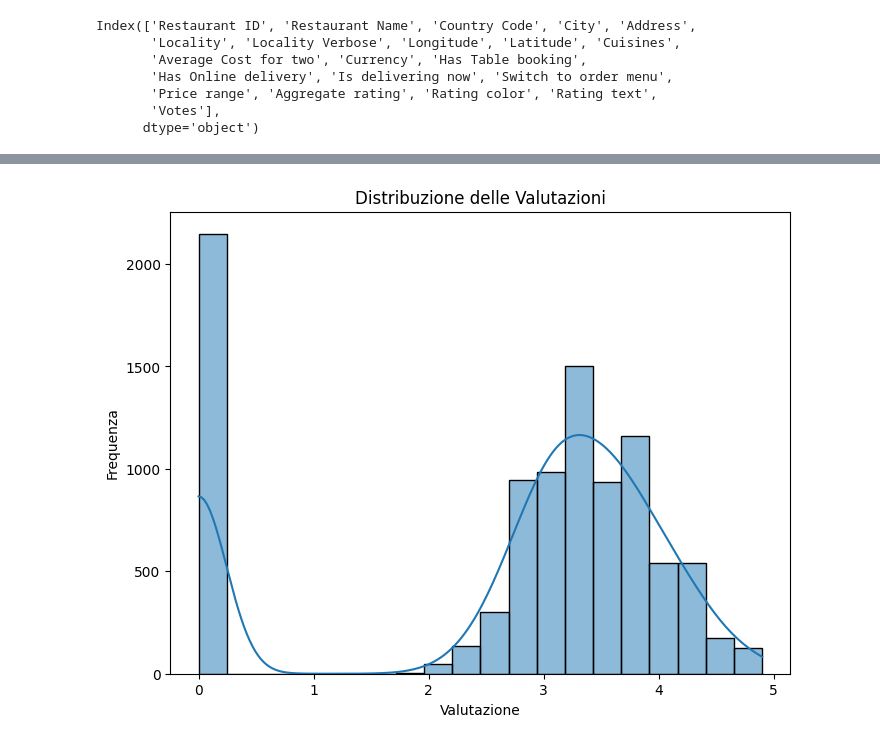
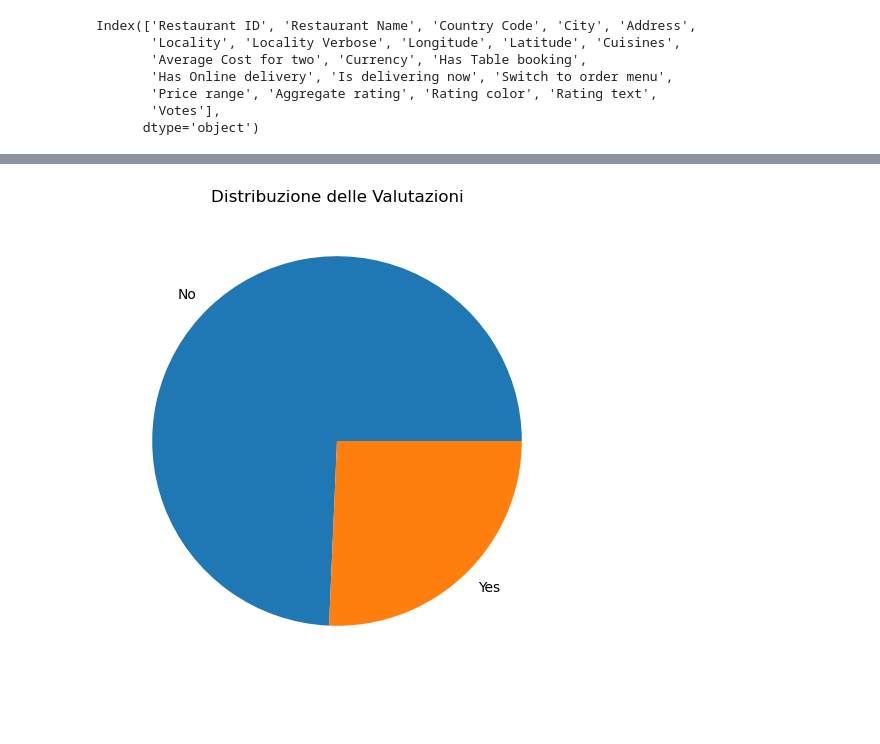
Before and after one commit to deMartino1908303/Dataset-Scouting, a Jupyter notebook: Dataset_EDA.ipynb, the cells around one changed output, grey strips where cells are left out. Drawn from its saved outputs; the diff is of its cells as text; code cells hidden in the pictures; blank space fills up the shorter version.

```diff
--- a/Dataset_EDA.ipynb
+++ b/Dataset_EDA.ipynb
@@ -21,0 +56,5 @@ df.head()
+# %%
+df = df.dropna()
+
+# Check NULL values
+df.isnull().sum()
@@ -29,3 +86,9 @@ Index(['Restaurant ID', 'Restaurant Name', 'Country Code', 'City', 'Address',
        'Price range', 'Aggregate rating', 'Rating color', 'Rating text',
        'Votes'],
       dtype='object')
+# %%
+# Clean columns name by changing to lower case and replacing whitespace with underscore
+df.columns = df.columns.str.strip().str.lower().str.replace(' ', '_')
+
+# Display the new column names
+df.columns
@@ -87,10 +137,15 @@ dtype: int64
 # %%
 # Distribuzione delle valutazioni
 plt.figure(figsize=(8, 6))
-sns.histplot(df['Aggregate rating'], bins=20, kde=True)
+
+# Count the occurrences of 'Yes' and 'No'
+counts = df['has_online_delivery'].value_counts()
+
+# Plot pie chart
+plt.pie(counts, labels=["No", "Yes"])
+
+# Title and labels
 plt.title('Distribuzione delle Valutazioni')
-plt.xlabel('Valutazione')
-plt.ylabel('Frequenza')
 plt.show()
 # %% [output]
-[figure, old version]
+[figure, new version]
```
Also changed, not shown: parts of 14 cells of this notebook, 2 other files.
